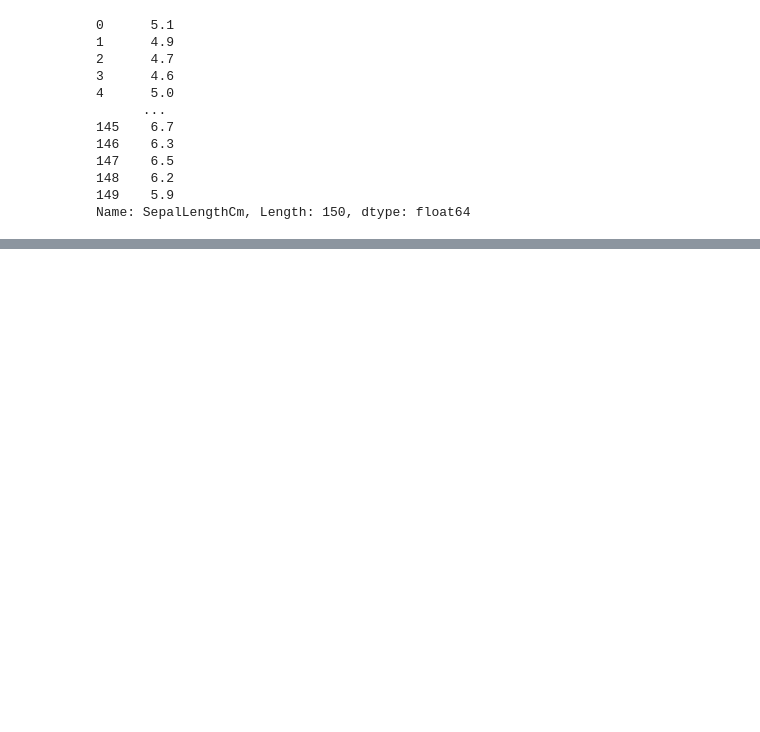
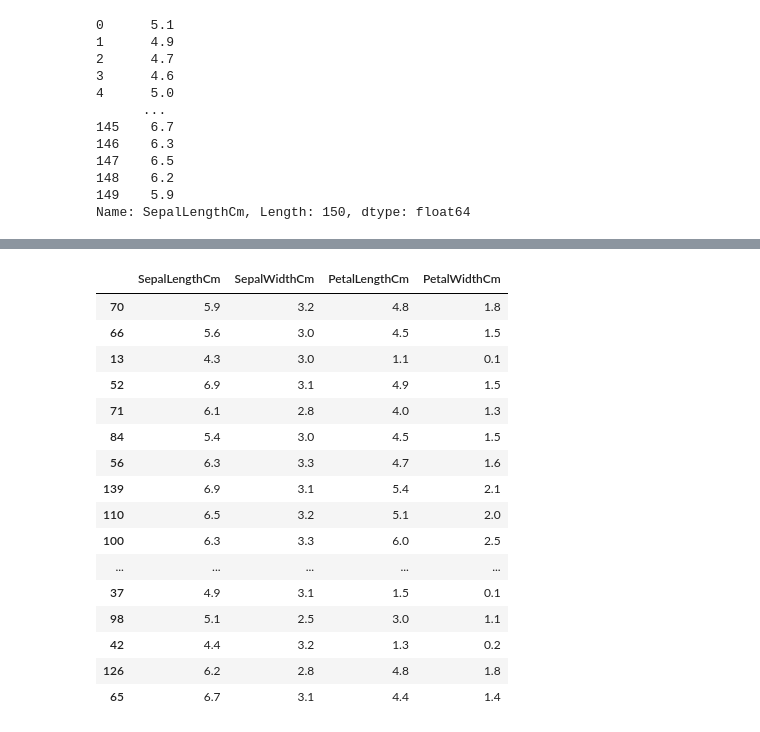
Before and after one commit to prateek14062005/Jack, a Jupyter notebook: AI_prateek_.ipynb, the cells around one changed output, grey strips where cells are left out. Drawn from its saved outputs; the diff is of its cells as text; code cells hidden in the pictures; blank space fills up the shorter version.

```diff
--- a/AI_prateek_.ipynb
+++ b/AI_prateek_.ipynb
@@ -2557,0 +2678,4 @@ Name: SepalLengthCm, Length: 150, dtype: float64
+# %%
+import pandas as pd
+df = pd.read_csv('/content/Iris.csv')
+df
@@ -2557,0 +2696,3 @@ Name: SepalLengthCm, Length: 150, dtype: float64
+# %%
+x=df[['SepalLengthCm','SepalWidthCm','PetalLengthCm','PetalWidthCm']]
+y=df[['Species']]
@@ -2557,0 +2731,3 @@ Name: SepalLengthCm, Length: 150, dtype: float64
+# %%
+from sklearn.model_selection import train_test_split
+x_train,x_test,y_train,y_test=train_test_split(x,y,test_size=0.2)
@@ -2557,0 +2750,20 @@ Name: SepalLengthCm, Length: 150, dtype: float64
+# %%
+x_test
+# %% [output]
+|  | SepalLengthCm | SepalWidthCm | PetalLengthCm | PetalWidthCm |
+| 70 | 5.9 | 3.2 | 4.8 | 1.8 |
+| 66 | 5.6 | 3.0 | 4.5 | 1.5 |
+| 13 | 4.3 | 3.0 | 1.1 | 0.1 |
+| 52 | 6.9 | 3.1 | 4.9 | 1.5 |
+| 71 | 6.1 | 2.8 | 4.0 | 1.3 |
+| 84 | 5.4 | 3.0 | 4.5 | 1.5 |
+| 56 | 6.3 | 3.3 | 4.7 | 1.6 |
+| 139 | 6.9 | 3.1 | 5.4 | 2.1 |
+| 110 | 6.5 | 3.2 | 5.1 | 2.0 |
+| 100 | 6.3 | 3.3 | 6.0 | 2.5 |
+| ... | ... | ... | ... | ... |
+| 37 | 4.9 | 3.1 | 1.5 | 0.1 |
+| 98 | 5.1 | 2.5 | 3.0 | 1.1 |
+| 42 | 4.4 | 3.2 | 1.3 | 0.2 |
+| 126 | 6.2 | 2.8 | 4.8 | 1.8 |
+| 65 | 6.7 | 3.1 | 4.4 | 1.4 |
```
Also changed, not shown: parts of 14 cells of this notebook.
